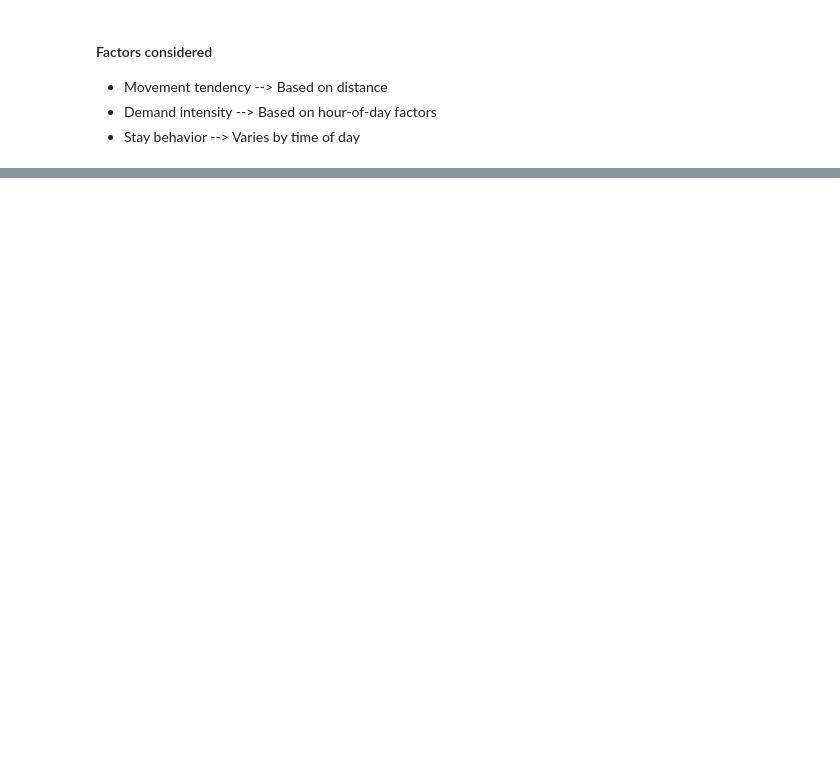
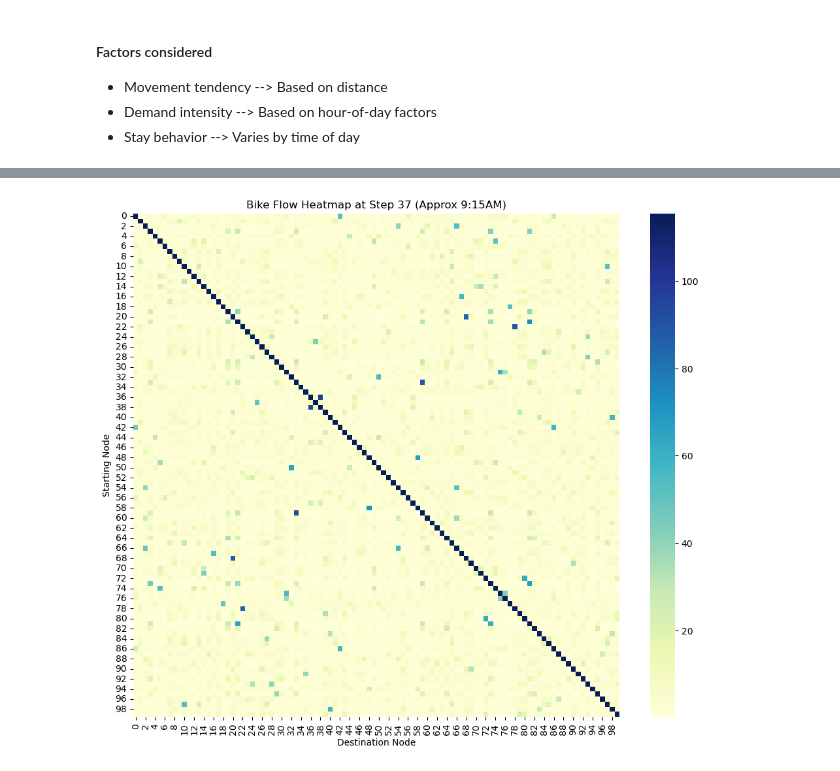
Before and after one commit to Cyl200215/Research_Optimization, a Jupyter notebook: markov_sim.ipynb, the cells around one changed output, grey strips where cells are left out. Saved outputs shown, nothing was run; the diff lists cells and outputs as text; code cells hidden in the pictures; blank space fills up the shorter version.

```diff
--- a/markov_sim.ipynb
+++ b/markov_sim.ipynb
@@ -703,14 +595,12 @@ plt.show()
 # %%
-import os
+# # Create a folder to save the CSV files
+# output_folder = "24_hour_transition_matrices_csv"
+# os.makedirs(output_folder, exist_ok=True)  # Create folder if not exist
 
-# Create a folder to save the CSV files
-output_folder = "24_hour_transition_matrices_csv"
-os.makedirs(output_folder, exist_ok=True)  # Create folder if not exist
+# # Save each matrix
+# for hour, matrix in enumerate(transition_matrices_per_hour_stay):
+#     df = pd.DataFrame(matrix)
+#     file_path = os.path.join(output_folder, f"transition_matrix_hour_{hour:02d}.csv")
+#     df.to_csv(file_path, index=False)
 
-# Save each matrix
-for hour, matrix in enumerate(transition_matrices_per_hour_stay):
-    df = pd.DataFrame(matrix)
-    file_path = os.path.join(output_folder, f"transition_matrix_hour_{hour:02d}.csv")
-    df.to_csv(file_path, index=False)
-
-print("All 24 matrices saved successfully in the 'transition_matrices_csv' folder!")
+# print("All 24 matrices saved successfully in the 'transition_matrices_csv' folder!")
@@ -718,0 +610,64 @@ All 24 matrices saved successfully in the 'transition_matrices_csv' folder!
+# %%
+# Load Transition Matrices
+transition_matrices_per_hour = []
+
+folder_path = "24_hour_transition_matrices_csv"
+
+for hour in range(24):
+    file_path = os.path.join(folder_path, f"transition_matrix_hour_{hour:02d}.csv")
+    matrix = pd.read_csv(file_path).values  # Read CSV and convert to numpy array
+    transition_matrices_per_hour.append(matrix)
+
+# Initialize Bike Distribution
+np.random.seed(42)
+num_nodes = 100
+num_bikes = 500
+
+# Randomly assign bikes
+initial_distribution = np.random.multinomial(num_bikes, [1/num_nodes]*num_nodes)
+
+# Simulation Settings
+steps_per_hour = 4   # 15 min per step
+num_steps = 24 * steps_per_hour
+bike_distributions = [initial_distribution.copy()]  # List to record bike distributions
+
+current_distribution = initial_distribution.copy()
+
+# Run Simulation
+for step in range(num_steps):
+    hour = step // steps_per_hour  # Which hour we are in (0-23)
+    transition_matrix = transition_matrices_per_hour[hour]
+
+    # Update distribution
+    new_distribution = current_distribution @ transition_matrix
+    bike_distributions.append(new_distribution)
+
+    current_distribution = new_distribution
+
+# Pick a Time to Visualize
+# Example: Step 37 = 9:15 AM
+selected_step = 37
+selected_distribution = bike_distributions[selected_step]
+
+# Create the Heatmap Data
+# We want a matrix where entry (i,j) = bikes moving from i to j
+hour = selected_step // steps_per_hour
+transition_matrix = transition_matrices_per_hour[hour]
+
+flow_matrix = np.outer(selected_distribution, transition_matrix)  # outer product
+
+# flow_matrix[i,j] = bikes at i * probability from i -> j
+flow_matrix = flow_matrix.sum(axis=0)  # sum movements across all sources
+
+# Reshape to (100 x 100)
+flow_matrix = np.reshape(flow_matrix, (num_nodes, num_nodes))
+
+# --- Plot the Heatmap ---
+plt.figure(figsize=(12, 10))
+sns.heatmap(flow_matrix, cmap="YlGnBu")
+plt.title(f"Bike Flow Heatmap at Step {selected_step} (Approx 9:15AM)")
+plt.xlabel("Destination Node")
+plt.ylabel("Starting Node")
+plt.show()
+# %% [output]
+[figure, added]
```
Also changed, not shown: parts of 42 cells of this notebook, 1 other file.
